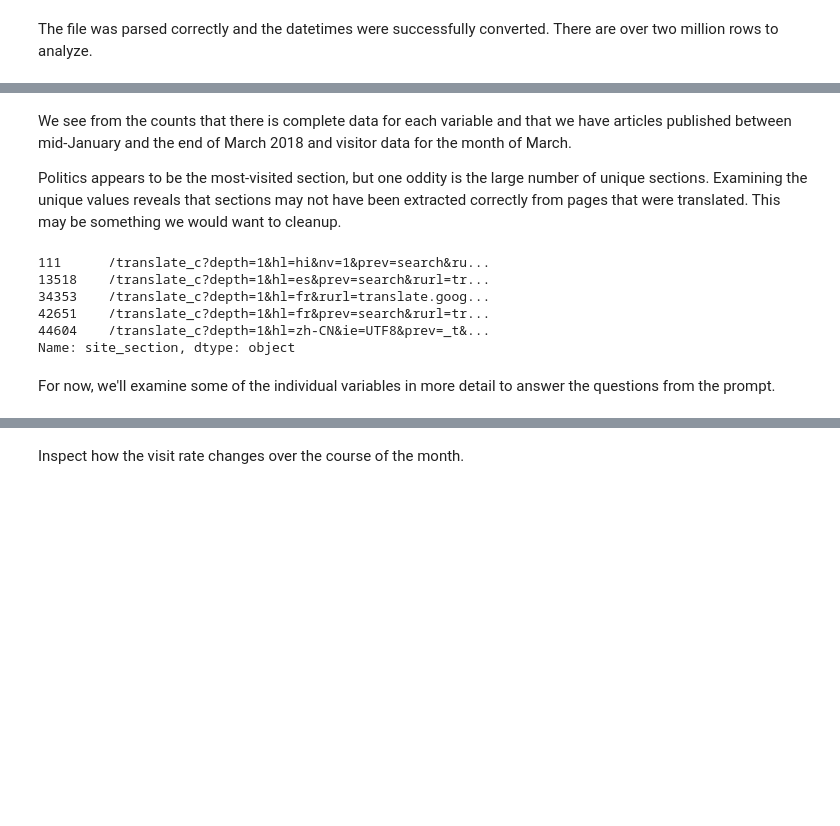
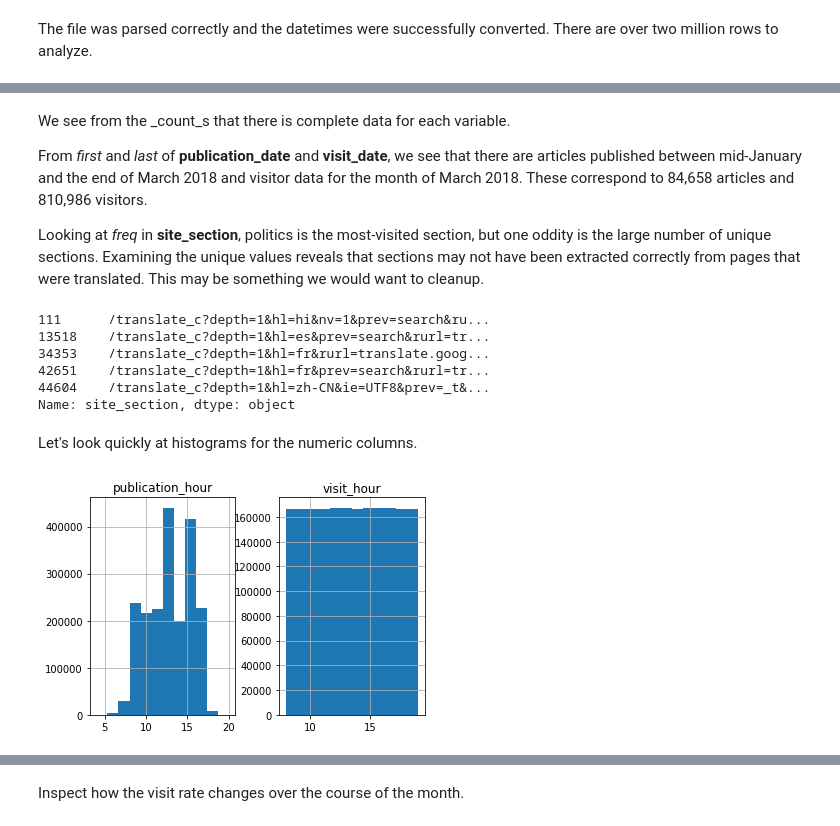
Before and after one commit to dan55/atlantic-elkin, a Jupyter notebook: analysis.ipynb, the cells around one changed output, grey strips where cells are left out. Cells and saved outputs as stored; diff of their text form; code cells hidden in the pictures; blank space fills up the shorter version.

```diff
--- a/analysis.ipynb
+++ b/analysis.ipynb
@@ -100,7 +128,9 @@ df[cols].describe(include="all")
 # %% [markdown]
-We see from the counts that there is complete data for each variable and that we have articles published between mid-January and the end of March 2018 and visitor data for the month of March.
+We see from the _count_s that there is complete data for each variable.
 
-Politics appears to be the most-visited section, but one oddity is the large number of unique sections. Examining the unique values reveals that sections may not have been extracted correctly from pages that were translated. This may be something we would want to cleanup.
+From *first* and *last* of **publication_date** and **visit_date**, we see that there are articles published between mid-January and the end of March 2018 and visitor data for the month of March 2018. These correspond to 84,658 articles and 810,986 visitors.
+
+Looking at *freq* in **site_section**, politics is the most-visited section, but one oddity is the large number of unique sections. Examining the unique values reveals that sections may not have been extracted correctly from pages that were translated. This may be something we would want to cleanup.
 # %%
 df[df["site_section"].str.contains("translate")].site_section.head()
 # %% [output]
@@ -110,5 +140,9 @@ df[df["site_section"].str.contains("translate")].site_section.head()
 42651    /translate_c?depth=1&hl=fr&prev=search&rurl=tr...
 44604    /translate_c?depth=1&hl=zh-CN&ie=UTF8&prev=_t&...
 Name: site_section, dtype: object
-# %% [markdown]
-For now, we'll examine some of the individual variables in more detail to answer the questions from the prompt.
+# %% [markdown]
+Let's look quickly at histograms for the numeric columns.
+# %%
+_ = df.hist(bins=12)
+# %% [output]
+[figure, added]
```
Also changed, not shown: parts of 38 cells of this notebook.
